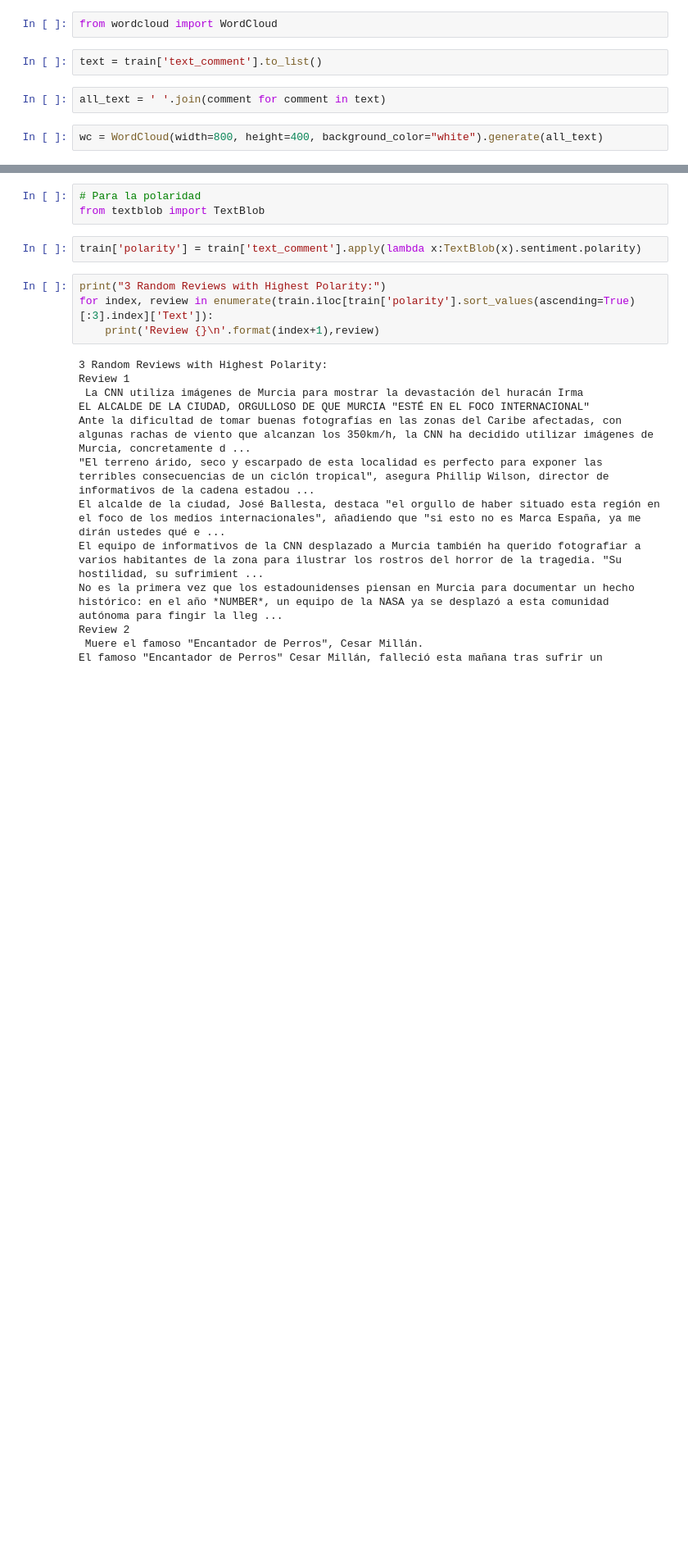
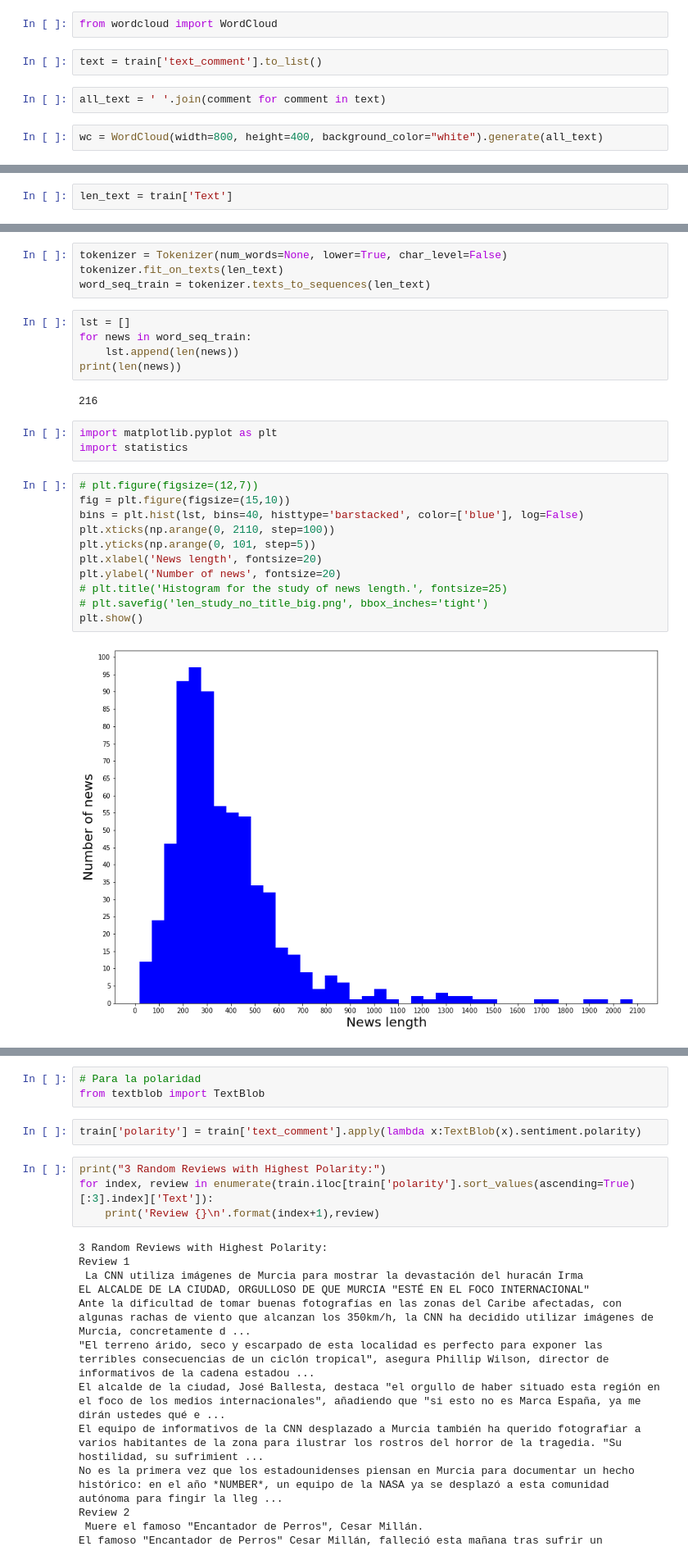
Before and after one commit to AlArgente/FakeDesCompetition2021, a Jupyter notebook: EDA.ipynb, the cells around one changed output, grey strips where cells are left out. Shown at 82% size. Cells and saved outputs as stored; diff of their text form; blank space fills up the shorter version.

```diff
--- a/EDA.ipynb
+++ b/EDA.ipynb
@@ -146,0 +151,2 @@ plt.show()
+# %%
+len_text = train['Text']
@@ -146,0 +168,27 @@ plt.show()
+# %%
+tokenizer = Tokenizer(num_words=None, lower=True, char_level=False)
+tokenizer.fit_on_texts(len_text)
+word_seq_train = tokenizer.texts_to_sequences(len_text)
+# %%
+lst = []
+for news in word_seq_train:
+    lst.append(len(news))
+print(len(news))
+# %% [output]
+216
+# %%
+import matplotlib.pyplot as plt
+import statistics
+# %%
+# plt.figure(figsize=(12,7))
+fig = plt.figure(figsize=(15,10))
+bins = plt.hist(lst, bins=40, histtype='barstacked', color=['blue'], log=False)
+plt.xticks(np.arange(0, 2110, step=100))
+plt.yticks(np.arange(0, 101, step=5))
+plt.xlabel('News length', fontsize=20)
+plt.ylabel('Number of news', fontsize=20)
+# plt.title('Histogram for the study of news length.', fontsize=25)
+# plt.savefig('len_study_no_title_big.png', bbox_inches='tight')
+plt.show()
+# %% [output]
+[figure, added]
```
Also changed, not shown: parts of 9 cells of this notebook, 31 other files.
